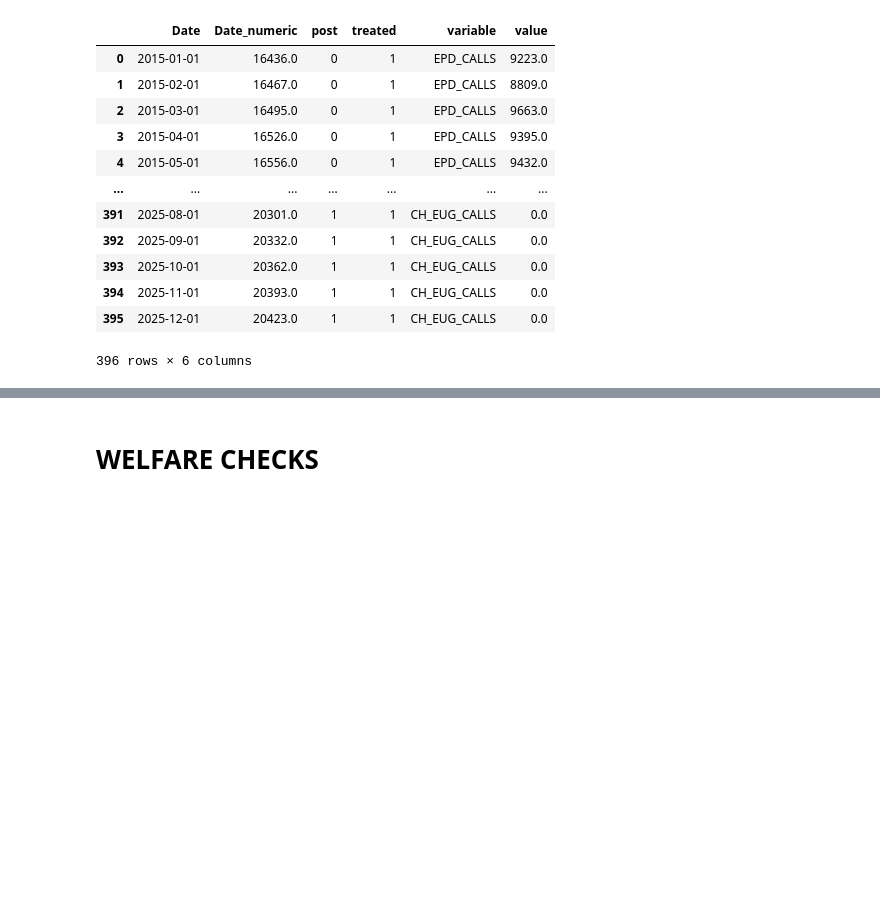
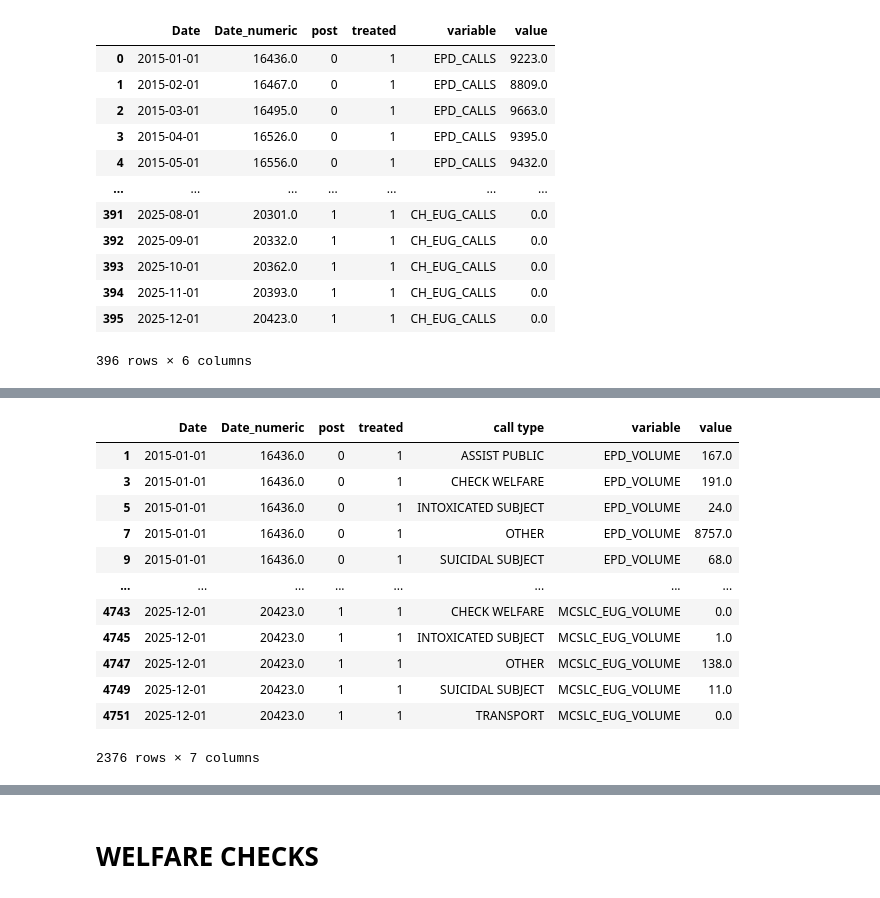
Before and after one commit to luhlig123/DataScienceInAction, a Jupyter notebook: DSCI410_Data_Processing.ipynb, the cells around one changed output, grey strips where cells are left out. Drawn from its saved outputs; the diff is of its cells as text; code cells hidden in the pictures; blank space fills up the shorter version.

```diff
--- a/DSCI410_Data_Processing.ipynb
+++ b/DSCI410_Data_Processing.ipynb
@@ -1505,3 +1524,19 @@ EUG_SPR_TYPES_VOLUME_tidy = pd.concat([EUG_TYPES_VOLUME_tidy, SPR_TYPES_VOLUME_t
 EPD_SPD_VOLUME_TYPES = EUG_SPR_TYPES_VOLUME_tidy[EUG_SPR_TYPES_VOLUME_tidy["variable"].isin(["EPD_VOLUME", "SPD_VOLUME"])]
 CAHOOTS_VOLUME_TYPES = EUG_SPR_TYPES_VOLUME_tidy[EUG_SPR_TYPES_VOLUME_tidy["variable"].isin(["CAHOOTS_EUG_VOLUME", "CAHOOTS_SPR_VOLUME"])]
 MCSLC_VOLUME_TYPES = EUG_SPR_TYPES_VOLUME_tidy[EUG_SPR_TYPES_VOLUME_tidy["variable"].isin(["MCSLC_EUG_VOLUME", "MCSLC_SPR_VOLUME"])]
+# %%
+EUG_TYPES_VOLUME_tidy
+# %% [output]
+|  | Date | Date_numeric | post | treated | call type | variable | value |
+| 1 | 2015-01-01 | 16436.0 | 0 | 1 | ASSIST PUBLIC | EPD_VOLUME | 167.0 |
+| 3 | 2015-01-01 | 16436.0 | 0 | 1 | CHECK WELFARE | EPD_VOLUME | 191.0 |
+| 5 | 2015-01-01 | 16436.0 | 0 | 1 | INTOXICATED SUBJECT | EPD_VOLUME | 24.0 |
+| 7 | 2015-01-01 | 16436.0 | 0 | 1 | OTHER | EPD_VOLUME | 8757.0 |
+| 9 | 2015-01-01 | 16436.0 | 0 | 1 | SUICIDAL SUBJECT | EPD_VOLUME | 68.0 |
+| ... | ... | ... | ... | ... | ... | ... | ... |
+| 4743 | 2025-12-01 | 20423.0 | 1 | 1 | CHECK WELFARE | MCSLC_EUG_VOLUME | 0.0 |
+| 4745 | 2025-12-01 | 20423.0 | 1 | 1 | INTOXICATED SUBJECT | MCSLC_EUG_VOLUME | 1.0 |
+| 4747 | 2025-12-01 | 20423.0 | 1 | 1 | OTHER | MCSLC_EUG_VOLUME | 138.0 |
+| 4749 | 2025-12-01 | 20423.0 | 1 | 1 | SUICIDAL SUBJECT | MCSLC_EUG_VOLUME | 11.0 |
+| 4751 | 2025-12-01 | 20423.0 | 1 | 1 | TRANSPORT | MCSLC_EUG_VOLUME | 0.0 |
+2376 rows × 7 columns
```
Also changed, not shown: parts of 31 cells of this notebook.
